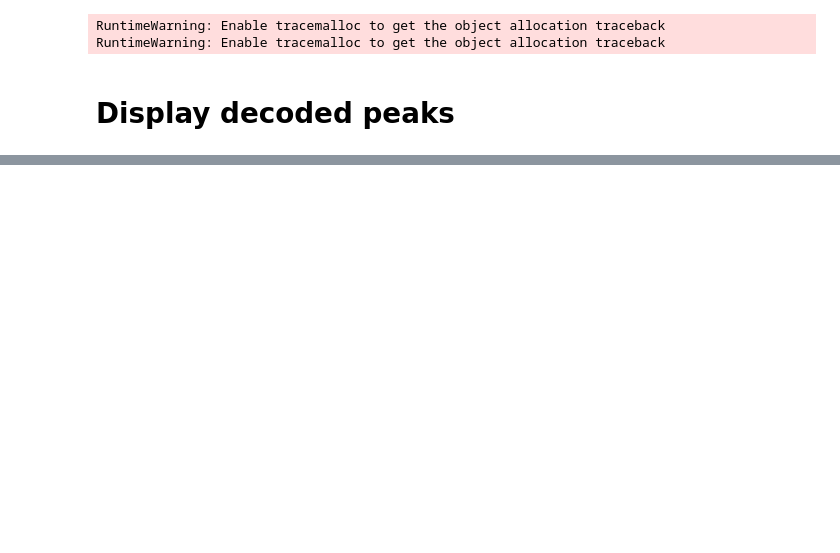
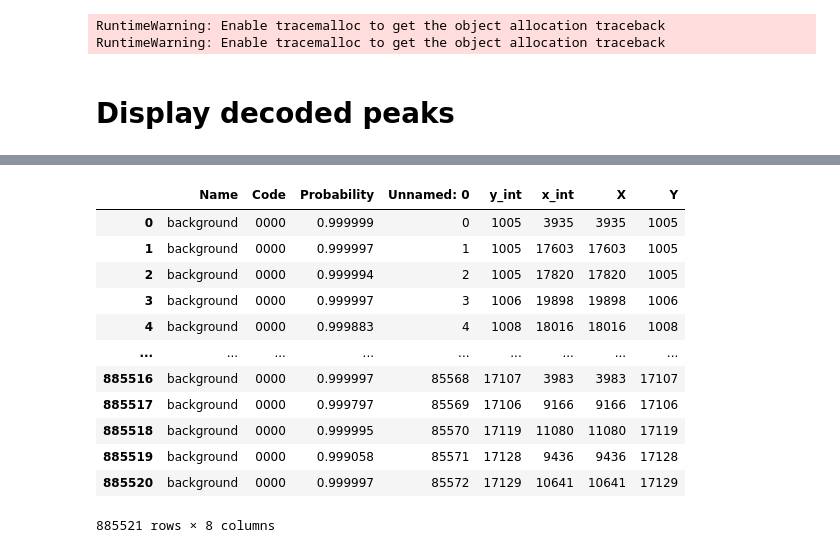
Before and after one commit to BioinfoTongLI/workflow-decoding, a Jupyter notebook: notebook/ISS_data_visual_QC.ipynb, the cells around one changed output, grey strips where cells are left out. Cells and saved outputs as stored; diff of their text form; code cells hidden in the pictures; blank space fills up the shorter version.

```diff
--- a/notebook/ISS_data_visual_QC.ipynb
+++ b/notebook/ISS_data_visual_QC.ipynb
@@ -99,0 +200,16 @@ def generate_pyramid(original_img):
+# %%
+decoded_peaks
+# %% [output]
+|  | Name | Code | Probability | Unnamed: 0 | y_int | x_int | X | Y |
+| 0 | background | 0000 | 0.999999 | 0 | 1005 | 3935 | 3935 | 1005 |
+| 1 | background | 0000 | 0.999997 | 1 | 1005 | 17603 | 17603 | 1005 |
+| 2 | background | 0000 | 0.999994 | 2 | 1005 | 17820 | 17820 | 1005 |
+| 3 | background | 0000 | 0.999997 | 3 | 1006 | 19898 | 19898 | 1006 |
+| 4 | background | 0000 | 0.999883 | 4 | 1008 | 18016 | 18016 | 1008 |
+| ... | ... | ... | ... | ... | ... | ... | ... | ... |
+| 885516 | background | 0000 | 0.999997 | 85568 | 17107 | 3983 | 3983 | 17107 |
+| 885517 | background | 0000 | 0.999797 | 85569 | 17106 | 9166 | 9166 | 17106 |
+| 885518 | background | 0000 | 0.999995 | 85570 | 17119 | 11080 | 11080 | 17119 |
+| 885519 | background | 0000 | 0.999058 | 85571 | 17128 | 9436 | 9436 | 17128 |
+| 885520 | background | 0000 | 0.999997 | 85572 | 17129 | 10641 | 10641 | 17129 |
+885521 rows × 8 columns
```
Also changed, not shown: parts of 12 cells of this notebook, 4 other files.
